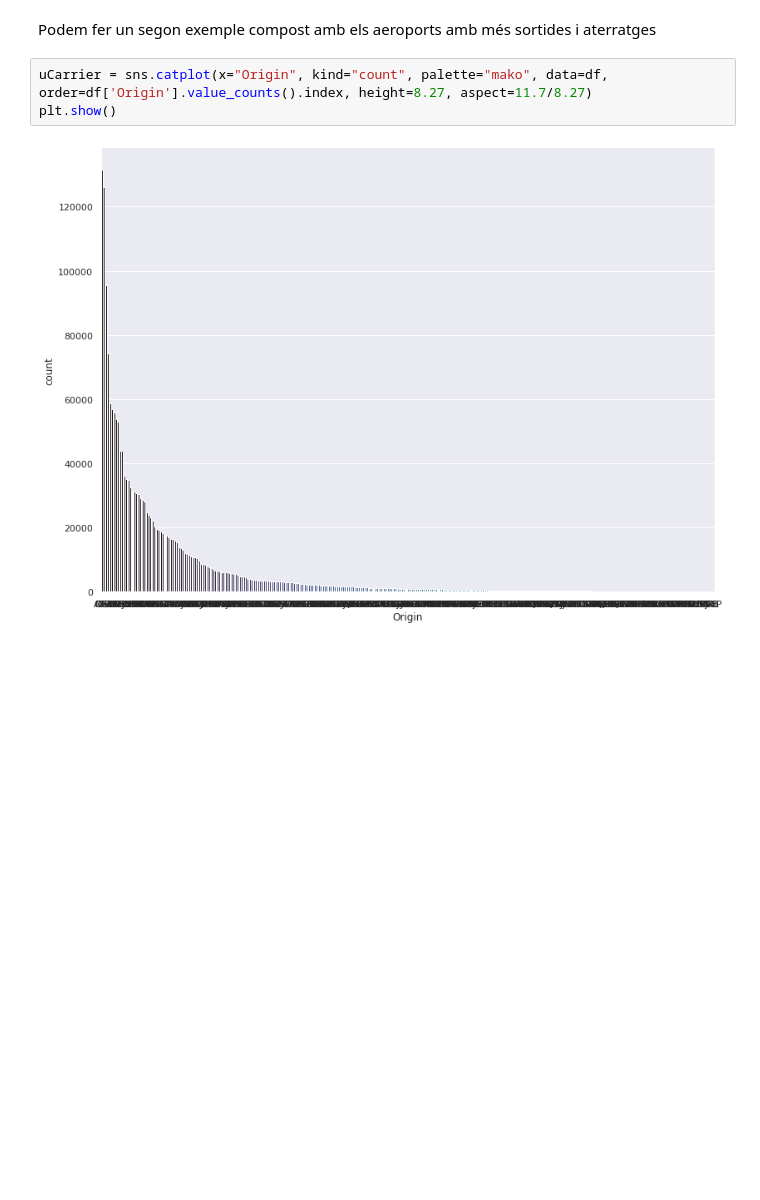
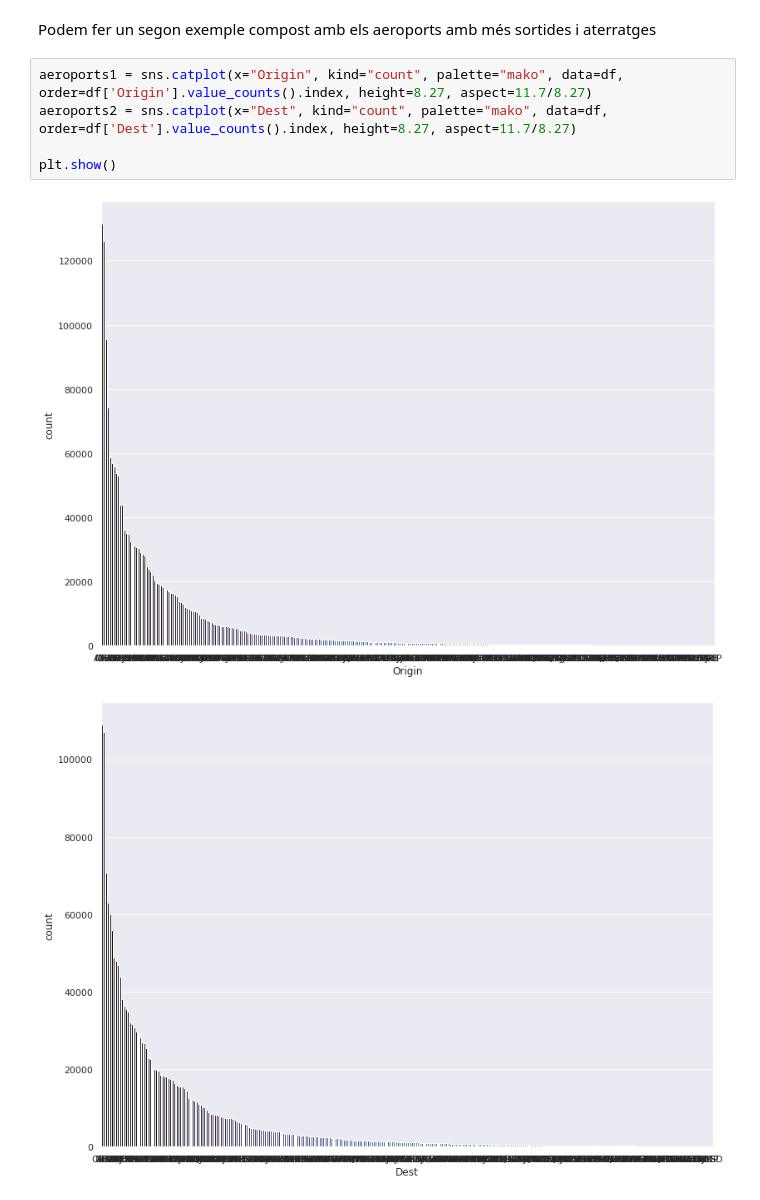
Before and after one commit to davifebdn/visualitzaci-_explorat-ria, a Jupyter notebook: Data_Science_Sprint_3_T01_Visualització_gràfica_d'un_dataset.ipynb, the cells around one changed output. Cells and saved outputs as stored; diff of their text form; blank space fills up the shorter version.

```diff
--- a/Data_Science_Sprint_3_T01_Visualització_gràfica_d'un_dataset.ipynb
+++ b/Data_Science_Sprint_3_T01_Visualització_gràfica_d'un_dataset.ipynb
@@ -69,7 +69,10 @@ plt.show()
 # %% [markdown]
 Podem fer un segon exemple compost amb els aeroports amb més sortides i aterratges
 # %%
-uCarrier = sns.catplot(x="Origin", kind="count", palette="mako", data=df, order=df['Origin'].value_counts().index, height=8.27, aspect=11.7/8.27)
+aeroports1 = sns.catplot(x="Origin", kind="count", palette="mako", data=df, order=df['Origin'].value_counts().index, height=8.27, aspect=11.7/8.27)
+aeroports2 = sns.catplot(x="Dest", kind="count", palette="mako", data=df, order=df['Dest'].value_counts().index, height=8.27, aspect=11.7/8.27)
+
 plt.show()
 # %% [output]
 [figure]
+[figure, added]
```
Also changed, not shown: parts of 4 cells of this notebook.
